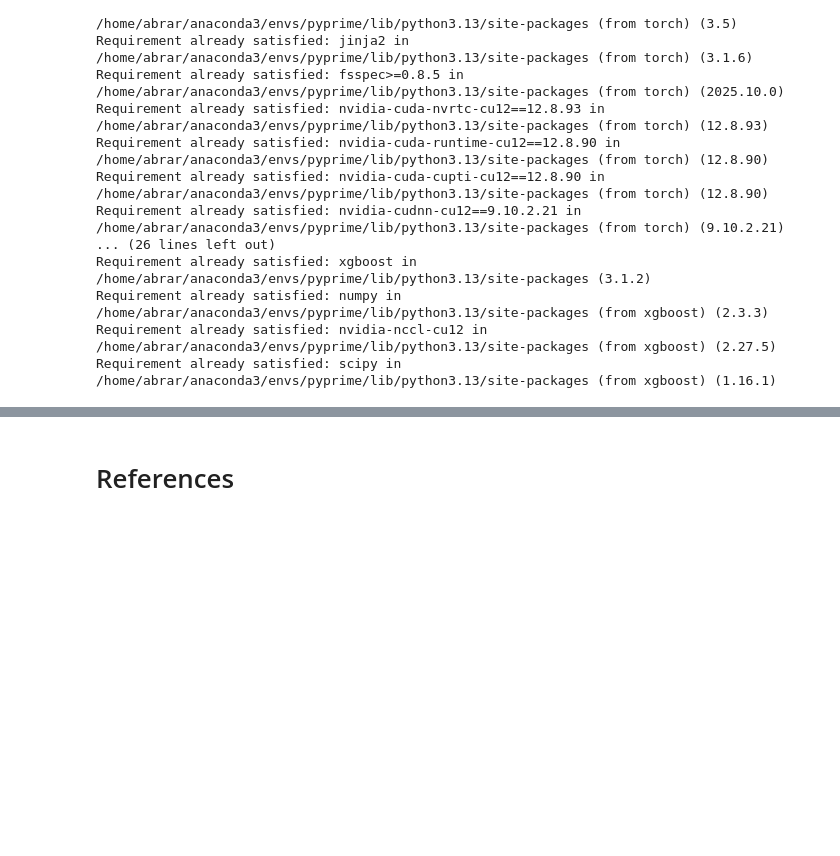
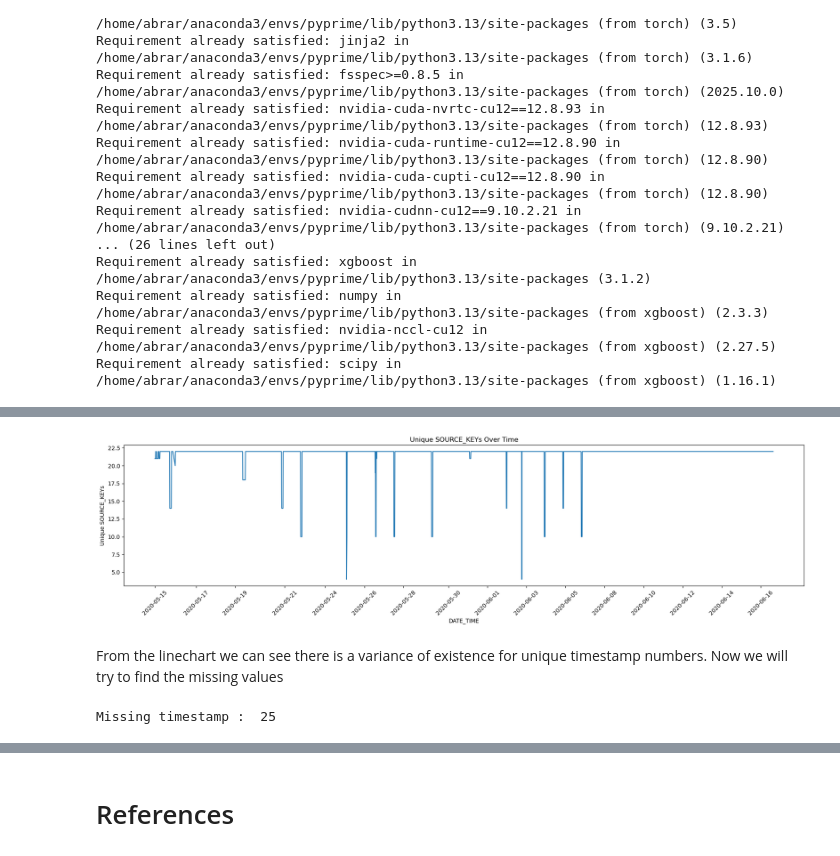
Before and after one commit to Abrar051/Machine_Learning_Algorithm_Solar_Power_Prediction, a Jupyter notebook: Machine_Learning_Algorithm_Final_Coursework.ipynb, the cells around one changed output, grey strips where cells are left out. Drawn from its saved outputs; the diff is of its cells as text; code cells hidden in the pictures; blank space fills up the shorter version.

```diff
--- a/Machine_Learning_Algorithm_Final_Coursework.ipynb
+++ b/Machine_Learning_Algorithm_Final_Coursework.ipynb
@@ -163,0 +179,4 @@ def split_and_scale_by_date(
+# %%
+# Loading power generation data in df_power_generation and weather sensor data in df_weather_sensor
+df_power_generation = pd.read_csv('Plant_Generation_Data.csv')
+df_weather_sensor = pd.read_csv('Plant_Weather_Sensor_Data.csv')
@@ -163,0 +232,22 @@ def split_and_scale_by_date(
+# %%
+# Finding the unique number of values taken
+
+df_power_generation['DATE_TIME'] = pd.to_datetime(
+    df_power_generation['DATE_TIME'], format="%d-%m-%Y %H:%M"
+)
+
+# Filter date range
+mask = (df_power_generation['DATE_TIME'] >= "2020-05-15") & \
+       (df_power_generation['DATE_TIME'] <= "2020-06-17")
+
+df_filtered = df_power_generation[mask]
+
+# Group by DATE_TIME and count unique SOURCE_KEY
+result = (
+    df_filtered.groupby('DATE_TIME')['SOURCE_KEY']
+    .nunique()
+    .reset_index()
+    .rename(columns={'SOURCE_KEY': 'unique_SOURCE_KEYs'})
+)
+
+result
@@ -163,0 +268,33 @@ def split_and_scale_by_date(
+# %%
+import matplotlib.pyplot as plt
+
+# Ensure DATE_TIME is datetime
+result['DATE_TIME'] = pd.to_datetime(result['DATE_TIME'])
+
+plt.figure(figsize=(18,5))
+plt.plot(result['DATE_TIME'], result['unique_SOURCE_KEYs'])
+
+plt.xlabel("DATE_TIME")
+plt.ylabel("Unique SOURCE_KEYs")
+plt.title("Unique SOURCE_KEYs Over Time")
+
+# Show only a few x-axis labels to avoid clutter
+plt.xticks(result['DATE_TIME'][::200], rotation=45)
+
+plt.tight_layout()
+plt.show()
+# %% [output]
+[figure, added]
+# %% [markdown]
+From the linechart we can see there is a variance of existence for unique timestamp numbers.
+Now we will try to find the missing values
+# %%
+# Convert timestamps to datetime
+df_weather_sensor['DATE_TIME'] = pd.to_datetime(df_weather_sensor['DATE_TIME'],dayfirst=True)
+df_power_generation['DATE_TIME'] = pd.to_datetime(df_power_generation['DATE_TIME'],dayfirst=True)
+
+# Find timestamps that exist in weather but not in generation
+missing_data = df_weather_sensor[~df_weather_sensor['DATE_TIME'].isin(df_power_generation['DATE_TIME'])]
+print(f"Missing timestamp : ", len(missing_data))
+# %% [output]
+Missing timestamp :  25
```
Also changed, not shown: parts of 29 cells of this notebook.
